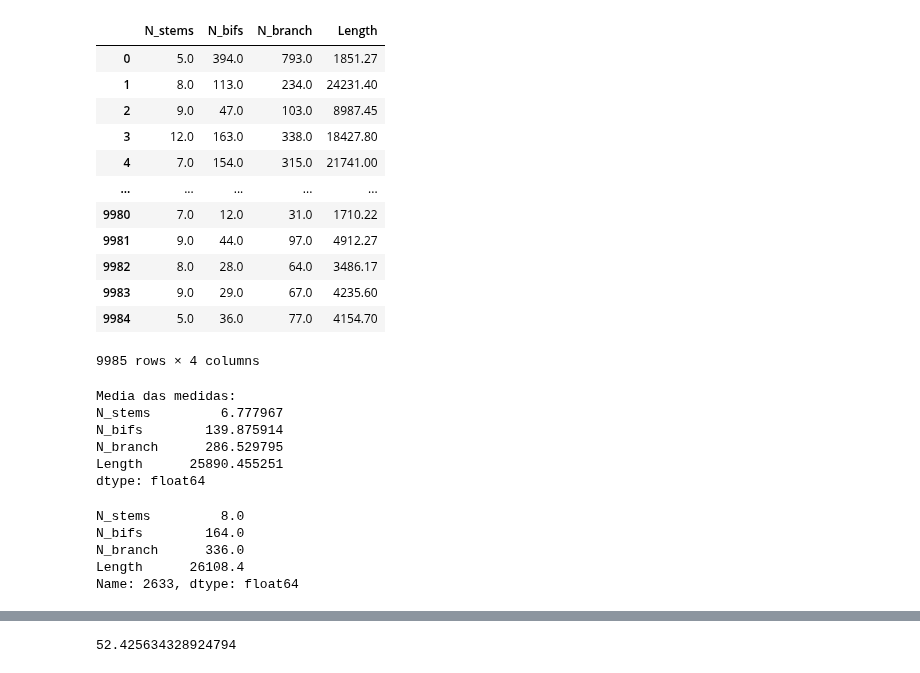
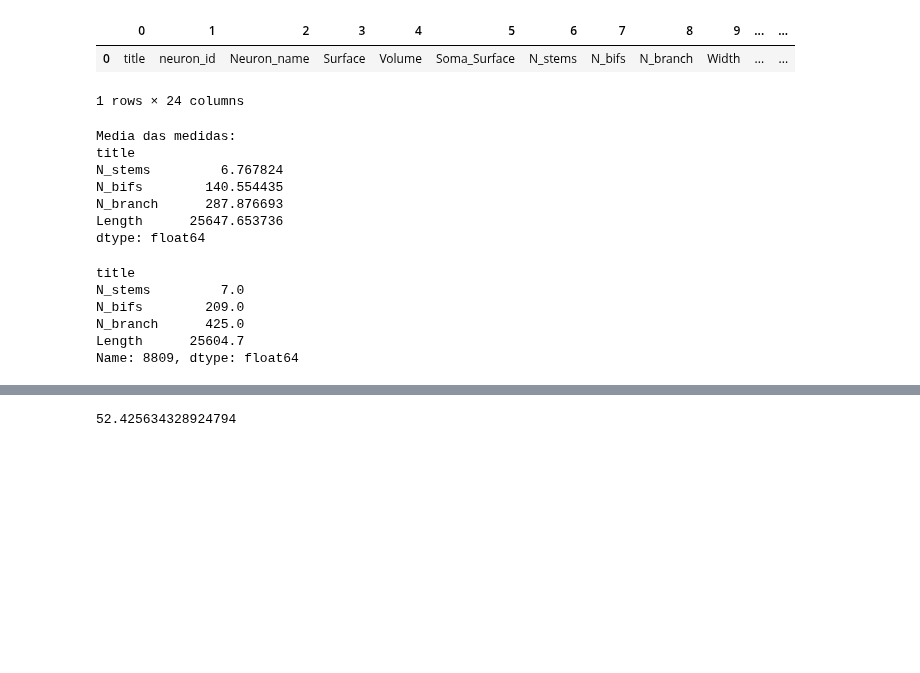
Before and after one commit to jhmonchelato/IC, a Jupyter notebook: codigos/IC-Analise_Neuronios.ipynb, the cells around one changed output, grey strips where cells are left out. Cells and saved outputs as stored; diff of their text form; code cells hidden in the pictures; blank space fills up the shorter version.

```diff
--- a/codigos/IC-Analise_Neuronios.ipynb
+++ b/codigos/IC-Analise_Neuronios.ipynb
@@ -55,30 +5,26 @@ display(df)
 # %%
-df_mouse
+head = df_mouse.iloc[[0]]
+np.array(head)
+head
 # %% [output]
-|  | N_stems | N_bifs | N_branch | Length |
-| 0 | 5.0 | 394.0 | 793.0 | 1851.27 |
-| 1 | 8.0 | 113.0 | 234.0 | 24231.40 |
-| 2 | 9.0 | 47.0 | 103.0 | 8987.45 |
-| 3 | 12.0 | 163.0 | 338.0 | 18427.80 |
-| 4 | 7.0 | 154.0 | 315.0 | 21741.00 |
-| ... | ... | ... | ... | ... |
-| 9980 | 7.0 | 12.0 | 31.0 | 1710.22 |
-| 9981 | 9.0 | 44.0 | 97.0 | 4912.27 |
-| 9982 | 8.0 | 28.0 | 64.0 | 3486.17 |
-| 9983 | 9.0 | 29.0 | 67.0 | 4235.60 |
-| 9984 | 5.0 | 36.0 | 77.0 | 4154.70 |
+|  | 0 | 1 | 2 | 3 | 4 | 5 | 6 | 7 | 8 | 9 | ... | ... |
+| 0 | title | neuron_id | Neuron_name | Surface | Volume | Soma_Surface | N_stems | N_bifs | N_branch | Width | ... | ... |
-9985 rows × 4 columns
+1 rows × 24 columns
 # %%
-df_mouse = pd.read_csv('conjunto-1-mouse-DSA.csv')
-df_mouse = df_mouse[['N_stems','N_bifs', 'N_branch', 'Length']]
-df_mouse = df_mouse.astype({"N_stems": float, "N_bifs": float, "N_branch": float})
-means = df_mouse.mean()
+df = pd.read_csv('../dados/csv/conjunto-1-mouse-DSA.csv')
+df = df.set_index('title')
+df = df.T
+df = df.reset_index()
+
+df = df[['N_stems','N_bifs', 'N_branch', 'Length']]
+df = df.astype({"N_stems": float, "N_bifs": float, "N_branch": float, "Length": float})
+means = df.mean()
 print(f'Media das medidas: \n{means}\n')
 
 # Pega a menor diferenca entre respectivo atributo e a media geral do atributo
 
 distancias = []
-for index, linha in df_mouse.iterrows():
+for index, linha in df.iterrows():
 
     dist = np.sqrt((means['N_stems'] - linha['N_stems'])**2 + (means['N_branch'] - linha['N_branch'])**2 +
                    (means['N_bifs'] - linha['N_bifs'])**2 + (means['Length'] - linha['Length'])**2)
@@ -88,17 +34,19 @@ for index, linha in df_mouse.iterrows():
 
 neuron = distancias.index(min(distancias))
 indices = np.argsort(distancias)
-df_mouse.iloc[indices[25]]
+df.iloc[indices[10]]
 # %% [output]
 Media das medidas:
-N_stems         6.777967
-N_bifs        139.875914
-N_branch      286.529795
-Length      25890.455251
+title
+N_stems         6.767824
+N_bifs        140.554435
+N_branch      287.876693
+Length      25647.653736
 dtype: float64
-N_stems         8.0
-N_bifs        164.0
-N_branch      336.0
-Length      26108.4
-Name: 2633, dtype: float64
+title
+N_stems         7.0
+N_bifs        209.0
+N_branch      425.0
+Length      25604.7
+Name: 8809, dtype: float64
 # %%
```
Also changed, not shown: parts of 2 cells of this notebook, 12 other files.
